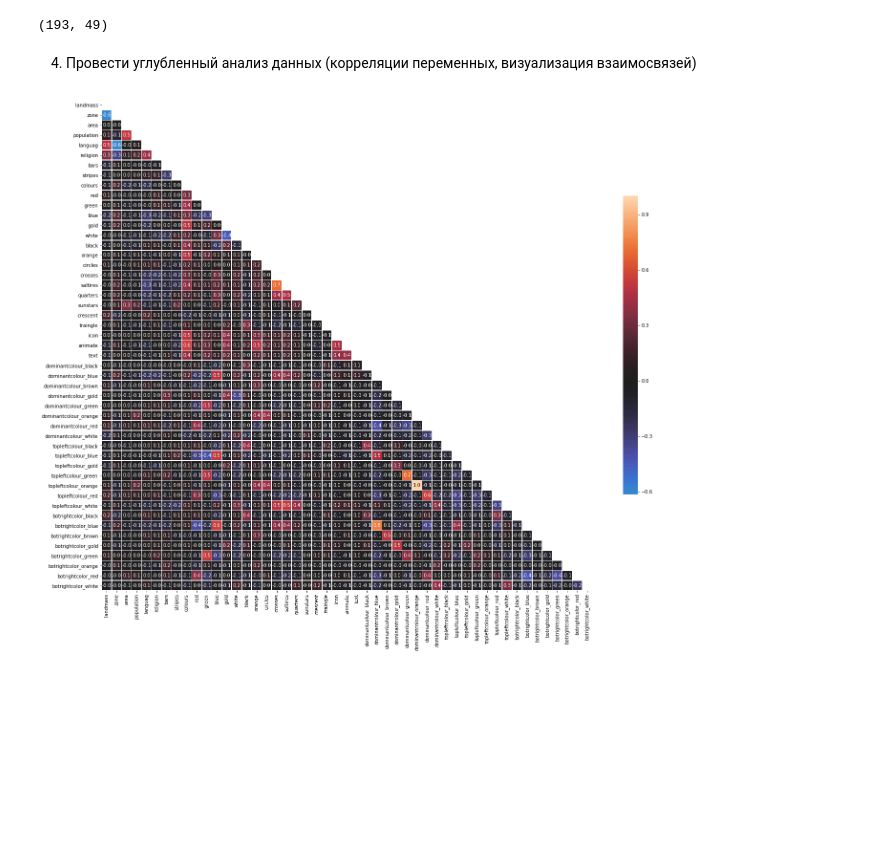
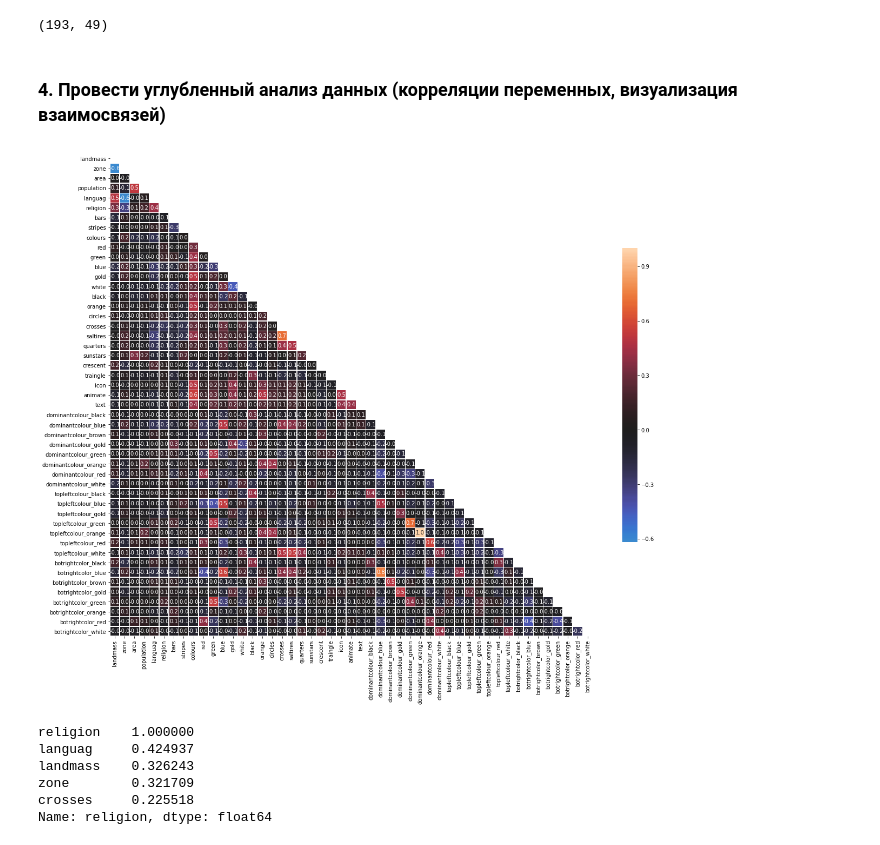
Before and after one commit to olgamonahova/ML, a Jupyter notebook: ML-10 Lab/Lab Flags Multi-classification.ipynb, the cells around one changed output. Drawn from its saved outputs; the diff is of its cells as text; code cells hidden in the pictures; blank space fills up the shorter version.

```diff
--- a/ML-10 Lab/Lab Flags Multi-classification.ipynb
+++ b/ML-10 Lab/Lab Flags Multi-classification.ipynb
@@ -85,16 +80,17 @@ data.shape
 # %% [markdown]
-4. Провести углубленный анализ данных (корреляции переменных, визуализация взаимосвязей)
+### 4. Провести углубленный анализ данных (корреляции переменных, визуализация взаимосвязей)
 # %%
 corr = data.corr()
 # %%
-# есть взаимосвязь между цветами элементов флага и доминирующим цветом
+# есть взаимосвязь между цветами элементов флага и доминирующим цветом, что вполне логично,
+# других сильных зависимостей не видно
 
-plt.figure(figsize=(23,23))
-# Create a mask to hide the upper triangle of the correlation matrix (which is symmetric)
+plt.figure(figsize=(20,20))
+
 mask = np.zeros_like(corr, dtype=np.bool)
 mask[np.triu_indices_from(mask)] = True
 
 sns.heatmap(corr, mask=mask, vmax=1, center=0, annot=True, fmt='.1f',
             square=True, linewidths=.5, cbar_kws={"shrink": .5});
 # %% [output]
-[figure, old version]
+[figure, new version]
@@ -102,0 +97,11 @@ data_pair_plot = data[['religion','landmass', 'zone', 'area','population', 'colo
+# %%
+# самая большая корреляция религии с языком, континентом, зоной, крестами
+# тем не менее, у всех них корреляция <0.5, что говорит о наличии слабой зависимости.
+corr.abs().sort_values(by='religion', ascending=False).religion.head()
+# %% [output]
+religion    1.000000
+languag     0.424937
+landmass    0.326243
+zone        0.321709
+crosses     0.225518
+Name: religion, dtype: float64
```
Also changed, not shown: parts of 60 cells of this notebook.
